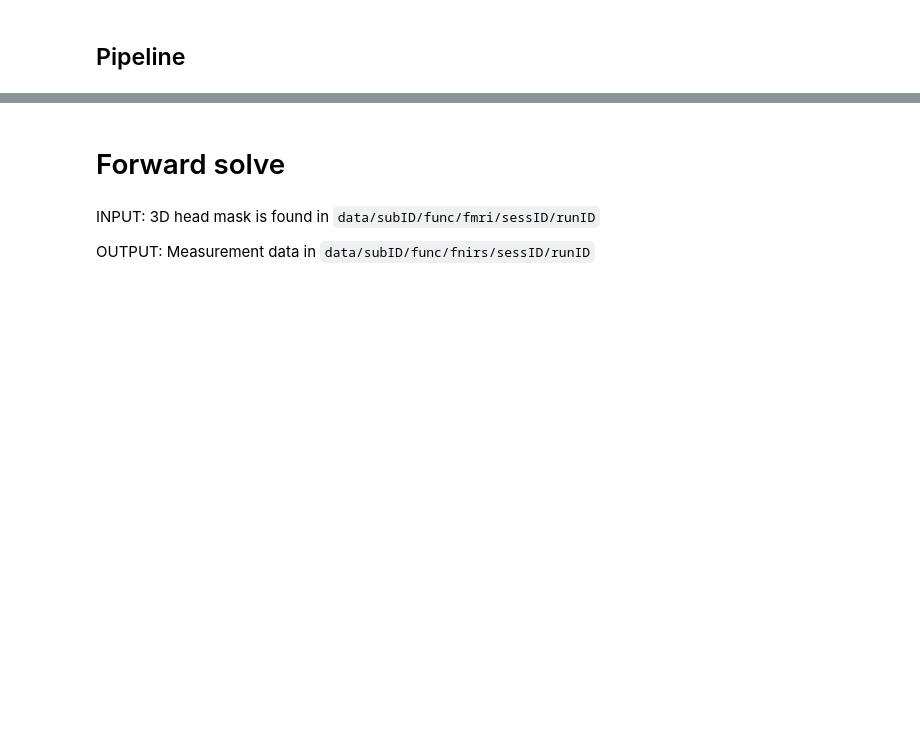
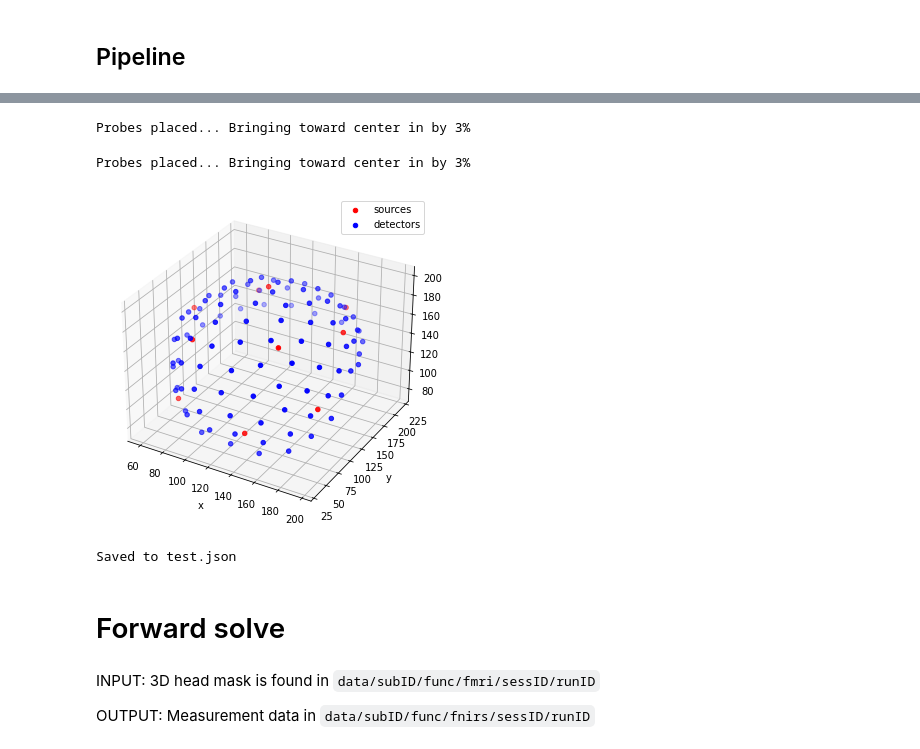
Before and after one commit to neural-imagery/tomography-experiments, a Jupyter notebook: fmri2fnirs/main.ipynb, the cells around one changed output, grey strips where cells are left out. Cells and saved outputs as stored; diff of their text form; code cells hidden in the pictures; blank space fills up the shorter version.

```diff
--- a/fmri2fnirs/main.ipynb
+++ b/fmri2fnirs/main.ipynb
@@ -66,0 +41,13 @@ ValueError: all the input array dimensions except for the concatenation axis mus
+# %%
+# place optodes on subject
+subj.get_optodes(nsources=10, ndetectors=100)
+subj.plot_optodes()
+# subj.save_optodes_json()
+# %% [output]
+Probes placed... Bringing toward center in by 3%
+Probes placed... Bringing toward center in by 3%
+[figure, added]
+# %%
+subj.save_optodes_json()
+# %% [output]
+Saved to test.json
```
Also changed, not shown: parts of 12 cells of this notebook, 7 other files.
